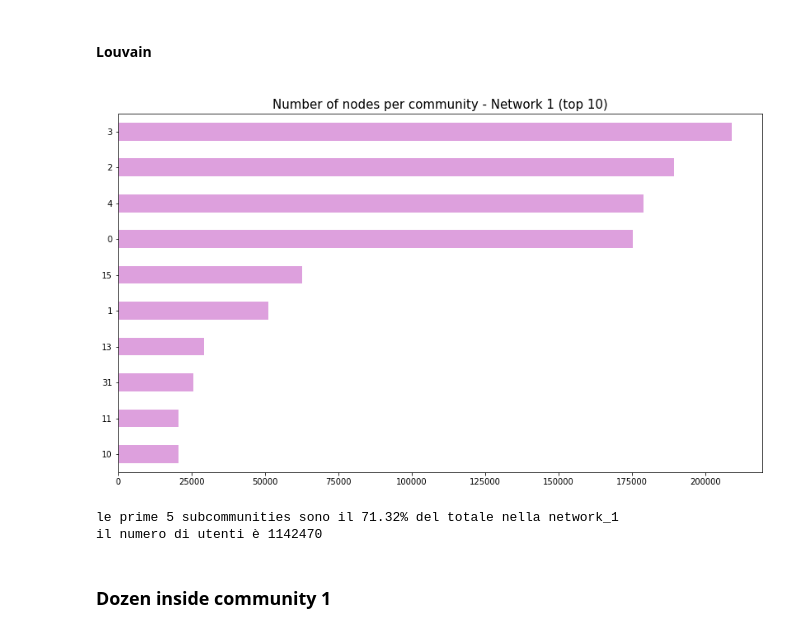
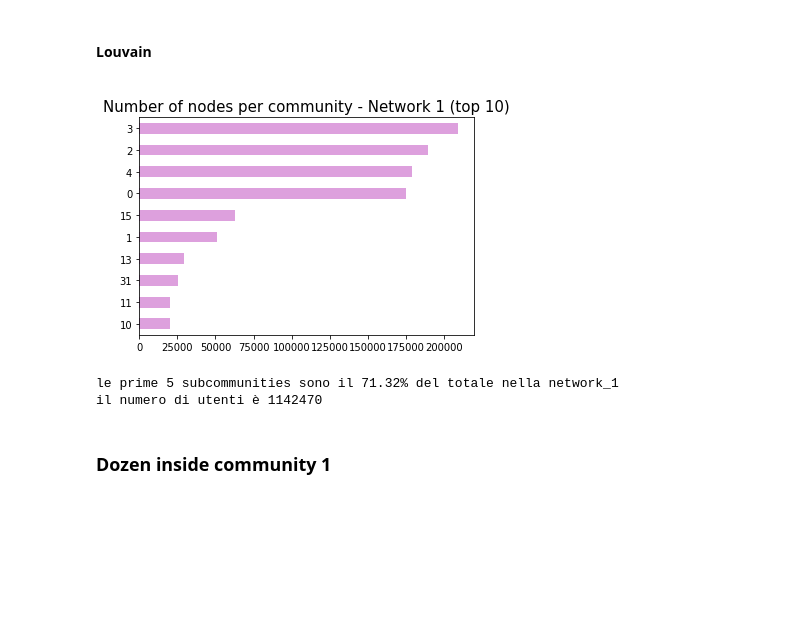
Before and after one commit to gi-ux/BachelorProject, a Jupyter notebook: notebook/Subnetworks.ipynb, the cells around one changed output. Drawn from its saved outputs; the diff is of its cells as text; code cells hidden in the pictures; blank space fills up the shorter version.

Commit message:
Edit plots

```diff
--- a/notebook/Subnetworks.ipynb
+++ b/notebook/Subnetworks.ipynb
@@ -266,20 +266,19 @@ covid19 8.264060276134417e-05   778714  0.004475071252605668    778714  0.004475
 # %%
 communities = []
 for i in louvain_1:
     communities.append(louvain_1.get(i))
 comm = pd.Series(communities).value_counts().sort_values(ascending=False)
-fig = plt.figure(figsize=(14, 8))
 ax = comm[:10].plot(kind='barh', color='plum') #orange #lightseagreen
 ax.set_title('Number of nodes per community - Network 1 (top 10)', fontsize=15)
 ax.invert_yaxis()
 plt.show()
 s = 0
 for i in comm[:5]:
     s = s + i
 print(f"le prime 5 subcommunities sono il {round(s/comm.sum()*100,2)}% del totale nella network_1")
 print(f"il numero di utenti è {comm.sum()}")
 # %% [output]
-[figure, old version]
+[figure, new version]
 le prime 5 subcommunities sono il 71.32% del totale nella network_1
 il numero di utenti è 1142470
 # %% [markdown]
```
Also changed, not shown: parts of 5 cells of this notebook, 2 other files.
